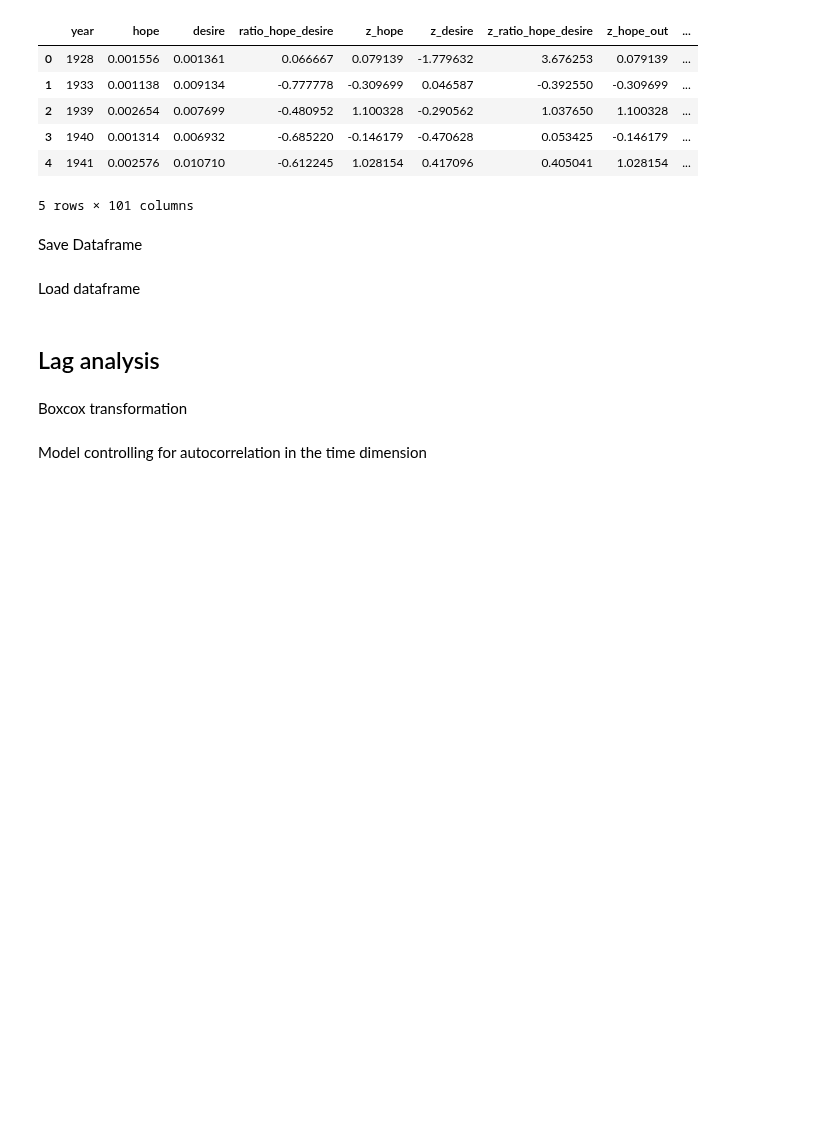
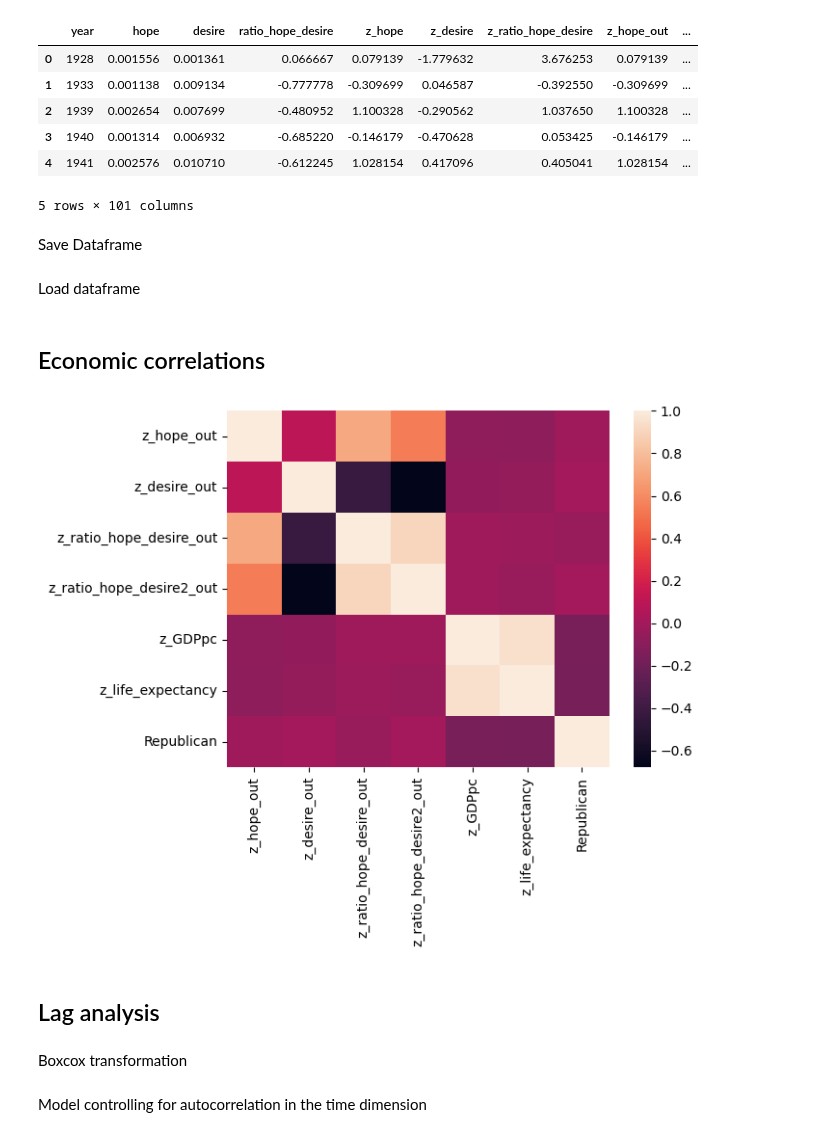
Before and after one commit to dominikpegler/computational-social-sciences, a Jupyter notebook: assignments/Assignment 4 - Socioeconomic analysis.ipynb, the cells around one changed output. Drawn from its saved outputs; the diff is of its cells as text; code cells hidden in the pictures; blank space fills up the shorter version.

Commit message:
added econ corr

```diff
--- a/assignments/Assignment 4 - Socioeconomic analysis.ipynb
+++ b/assignments/Assignment 4 - Socioeconomic analysis.ipynb
@@ -436,6 +436,26 @@ df_year_lags.to_csv("data/3.3_output_complete_data_lags.csv", index=False)
 Load dataframe
 # %%
 df_year_lags = pd.read_csv("data/3.3_output_complete_data_lags.csv")
+# %% [markdown]
+## Economic correlations
+# %%
+# df = pd.read_csv("data/3.1_output_complete_dataset.csv")
+
+cormat = df[
+    [
+        "z_hope_out",
+        "z_desire_out",
+        "z_ratio_hope_desire_out",
+        "z_ratio_hope_desire2_out",
+        "z_GDPpc",
+        "z_life_expectancy",
+        "Republican",
+    ]
+].corr(method="pearson")
+
+sns.heatmap(cormat, annot=False);
+# %% [output]
+[figure, added]
 # %% [markdown]
 ## Lag analysis
 # %%
```
